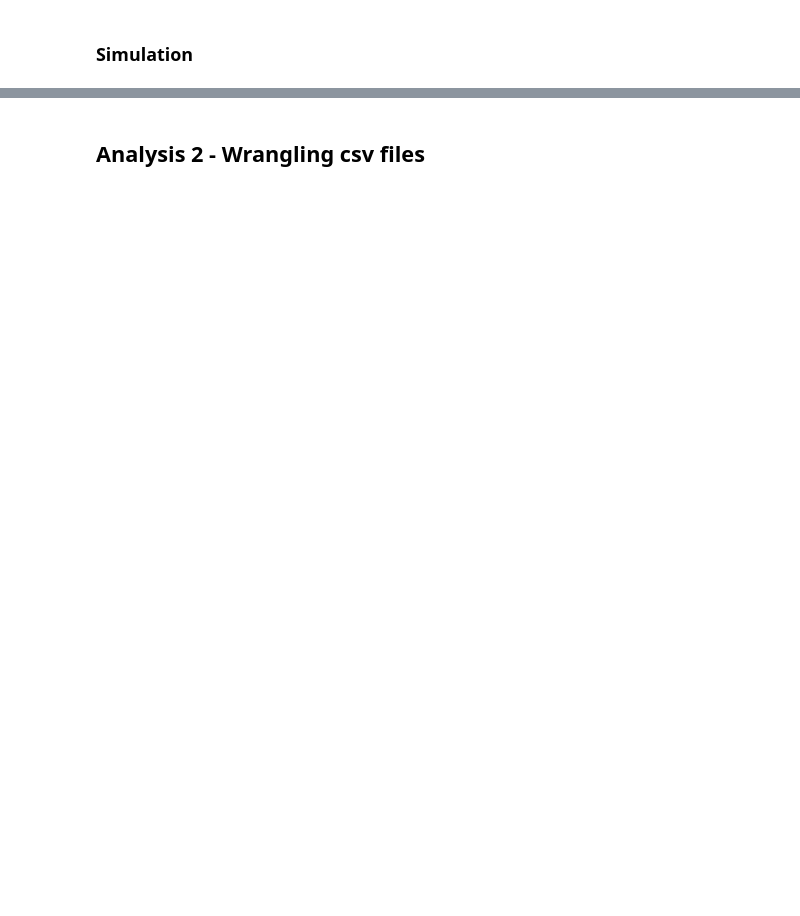
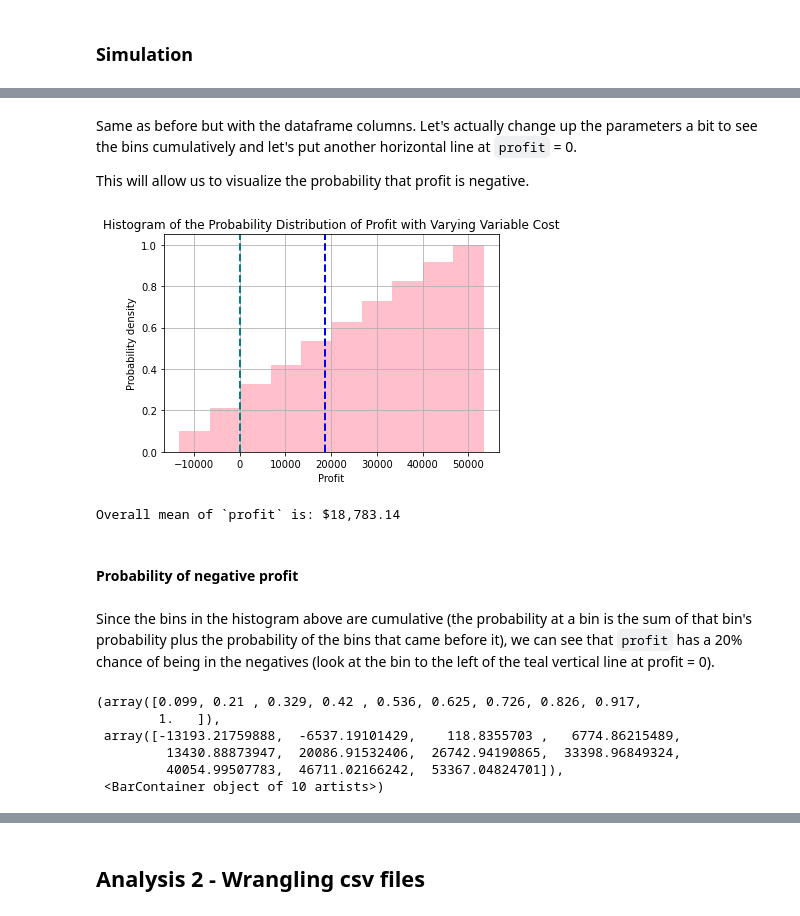
Before and after one commit to dimasmoosa/mis6900_hw2, a Jupyter notebook: hw2_dmoosa.ipynb, the cells around one changed output, grey strips where cells are left out. Saved outputs shown, nothing was run; the diff lists cells and outputs as text; code cells hidden in the pictures; blank space fills up the shorter version.

```diff
--- a/hw2_dmoosa.ipynb
+++ b/hw2_dmoosa.ipynb
@@ -247,0 +340,3 @@ Now it makes sense why `goal_seek`, in the way that it's currently implemented,
+# %%
+sim_results_df = get_sim_results_df(sim_results)
+sim_results_df
@@ -247,0 +357,44 @@ Now it makes sense why `goal_seek`, in the way that it's currently implemented,
+# %% [markdown]
+Same as before but with the dataframe columns. Let's actually change up the parameters a bit to see the bins cumulatively and let's put another horizontal line at `profit` = 0.
+
+This will allow us to visualize the probability that profit is negative.
+# %%
+# Creating our PyPlot histogram object and feeding it the `profit_sim` list of ndarrays consisting of `profit` outputs with varying `var_cost` values along with some optional parameters
+# note: even with multiple scenarios, which would include multiple arrays in the list, PyPlot would be able to handle it
+plt.hist(sim_results_df['profit'], density=True, color='pink', cumulative=True)
+
+# Title, x, and y label for clarity
+plt.xlabel('Profit')
+plt.ylabel('Probability density')
+plt.title('Histogram of the Probability Distribution of Profit with Varying Variable Cost')
+
+# Grid for clarity
+plt.grid(True)
+
+# Showing the mean and profit=0 via horizontal lines
+plt.axvline(profit_sim_mean, color='blue', linestyle='dashed', linewidth=2)
+plt.axvline(0, color='teal', linestyle='dashed', linewidth=2)
+
+plt.show()
+
+print(f"Overall mean of `profit` is: ${profit_sim_mean:,.2f}")
+# %% [output]
+[figure, added]
+Overall mean of `profit` is: $18,783.14
+# %% [markdown]
+#### Probability of negative profit
+# %% [markdown]
+Since the bins in the histogram above are cumulative (the probability at a bin is the sum of that bin's probability plus the probability of the bins that came before it), we can see that `profit` has a 20% chance of being in the negatives (look at the bin to the left of the teal vertical line at profit = 0).
+# %%
+# to suppress showing the histogram inline
+%matplotlib agg
+
+sim_hist = plt.hist(sim_results_df['profit'], density=True, color='pink', cumulative=True)
+sim_hist
+# %% [output]
+(array([0.099, 0.21 , 0.329, 0.42 , 0.536, 0.625, 0.726, 0.826, 0.917,
+        1.   ]),
+ array([-13193.21759888,  -6537.19101429,    118.8355703 ,   6774.86215489,
+         13430.88873947,  20086.91532406,  26742.94190865,  33398.96849324,
+         40054.99507783,  46711.02166242,  53367.04824701]),
+ <BarContainer object of 10 artists>)
```
Also changed, not shown: parts of 29 cells of this notebook.
